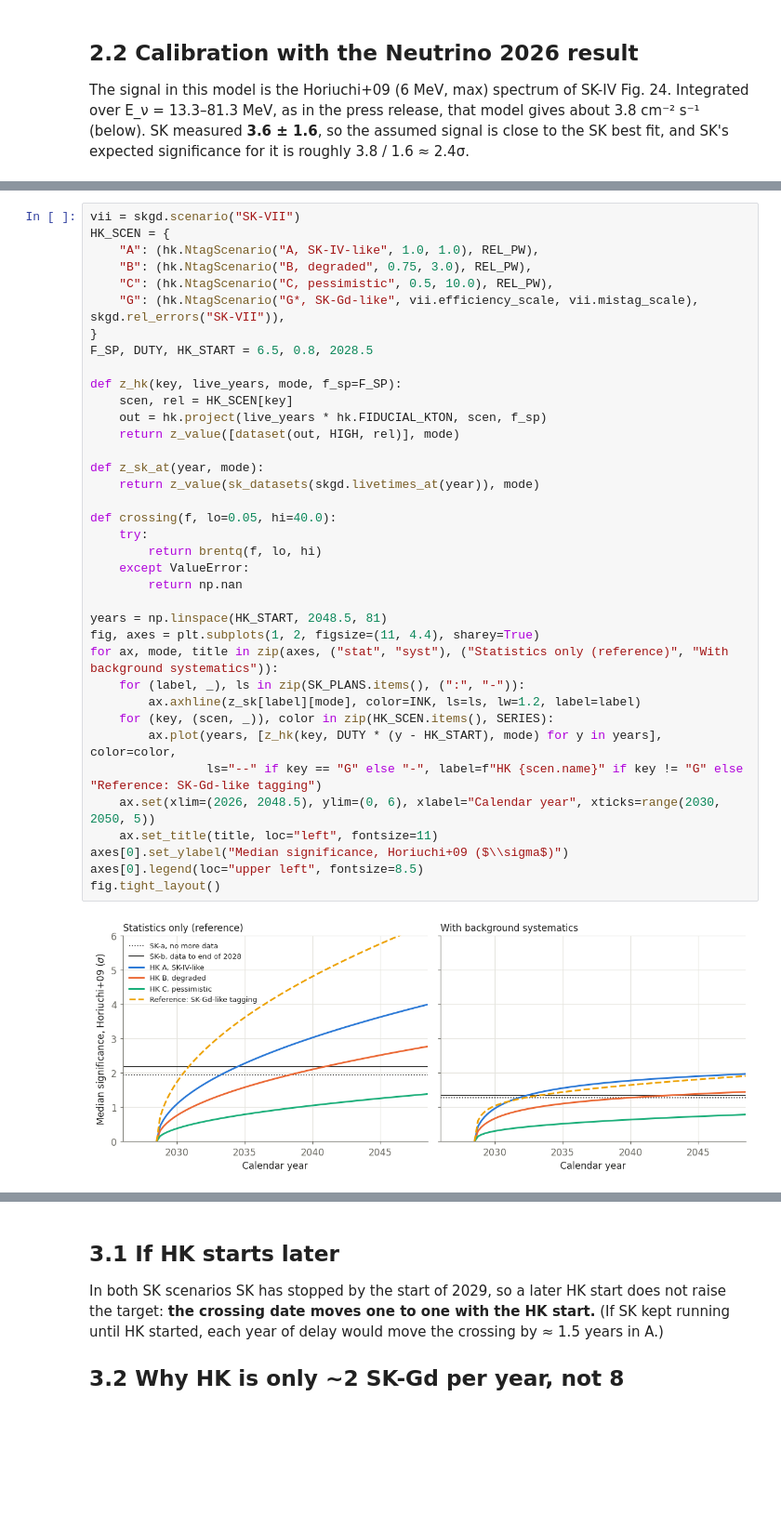
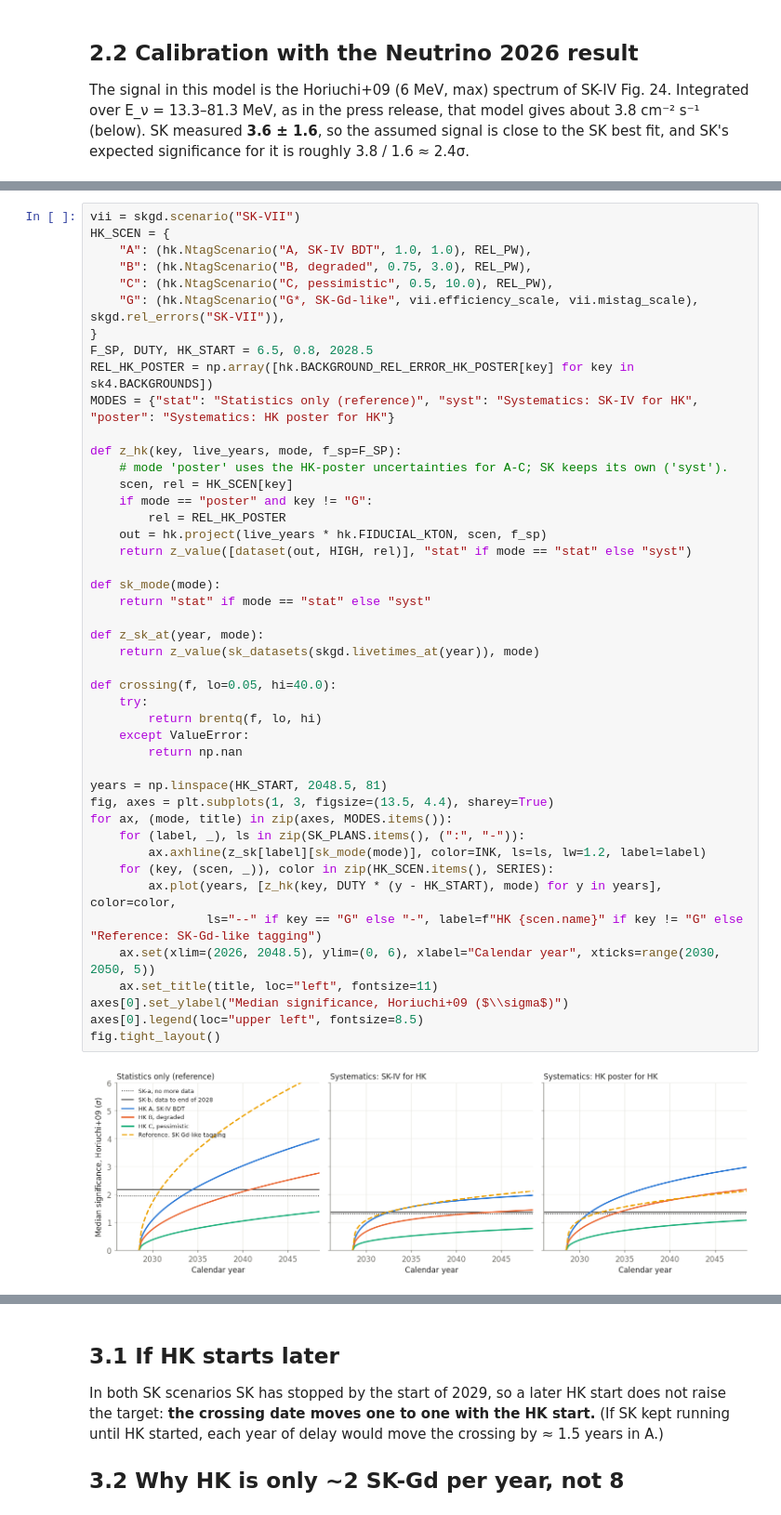
Before and after one commit to jahernando/hk-sunu, a Jupyter notebook: NB/NB03_hk_vs_sk.ipynb, the cells around one changed output, grey strips where cells are left out. Shown at 93% size. Cells and saved outputs as stored; diff of their text form; blank space fills up the shorter version.

```diff
--- a/NB/NB03_hk_vs_sk.ipynb
+++ b/NB/NB03_hk_vs_sk.ipynb
@@ -176,41 +180,49 @@ HK duty factor: 80% (SK-IV had 81%).
 # %%
 vii = skgd.scenario("SK-VII")
 HK_SCEN = {
-    "A": (hk.NtagScenario("A, SK-IV-like", 1.0, 1.0), REL_PW),
+    "A": (hk.NtagScenario("A, SK-IV BDT", 1.0, 1.0), REL_PW),
     "B": (hk.NtagScenario("B, degraded", 0.75, 3.0), REL_PW),
     "C": (hk.NtagScenario("C, pessimistic", 0.5, 10.0), REL_PW),
     "G": (hk.NtagScenario("G*, SK-Gd-like", vii.efficiency_scale, vii.mistag_scale), skgd.rel_errors("SK-VII")),
 }
 F_SP, DUTY, HK_START = 6.5, 0.8, 2028.5
+REL_HK_POSTER = np.array([hk.BACKGROUND_REL_ERROR_HK_POSTER[key] for key in sk4.BACKGROUNDS])
+MODES = {"stat": "Statistics only (reference)", "syst": "Systematics: SK-IV for HK", "poster": "Systematics: HK poster for HK"}
 
 def z_hk(key, live_years, mode, f_sp=F_SP):
+    # mode 'poster' uses the HK-poster uncertainties for A-C; SK keeps its own ('syst').
     scen, rel = HK_SCEN[key]
+    if mode == "poster" and key != "G":
+        rel = REL_HK_POSTER
     out = hk.project(live_years * hk.FIDUCIAL_KTON, scen, f_sp)
-    return z_value([dataset(out, HIGH, rel)], mode)
+    return z_value([dataset(out, HIGH, rel)], "stat" if mode == "stat" else "syst")
+
+def sk_mode(mode):
+    return "stat" if mode == "stat" else "syst"
 
 def z_sk_at(year, mode):
     return z_value(sk_datasets(skgd.livetimes_at(year)), mode)
 
 def crossing(f, lo=0.05, hi=40.0):
     try:
         return brentq(f, lo, hi)
     except ValueError:
         return np.nan
 
 years = np.linspace(HK_START, 2048.5, 81)
-fig, axes = plt.subplots(1, 2, figsize=(11, 4.4), sharey=True)
-for ax, mode, title in zip(axes, ("stat", "syst"), ("Statistics only (reference)", "With background systematics")):
+fig, axes = plt.subplots(1, 3, figsize=(13.5, 4.4), sharey=True)
+for ax, (mode, title) in zip(axes, MODES.items()):
     for (label, _), ls in zip(SK_PLANS.items(), (":", "-")):
-        ax.axhline(z_sk[label][mode], color=INK, ls=ls, lw=1.2, label=label)
+        ax.axhline(z_sk[label][sk_mode(mode)], color=INK, ls=ls, lw=1.2, label=label)
     for (key, (scen, _)), color in zip(HK_SCEN.items(), SERIES):
         ax.plot(years, [z_hk(key, DUTY * (y - HK_START), mode) for y in years], color=color,
                 ls="--" if key == "G" else "-", label=f"HK {scen.name}" if key != "G" else "Reference: SK-Gd-like tagging")
     ax.set(xlim=(2026, 2048.5), ylim=(0, 6), xlabel="Calendar year", xticks=range(2030, 2050, 5))
     ax.set_title(title, loc="left", fontsize=11)
 axes[0].set_ylabel("Median significance, Horiuchi+09 ($\\sigma$)")
 axes[0].legend(loc="upper left", fontsize=8.5)
 fig.tight_layout()
 # %% [output]
-[figure, old version]
+[figure, new version]
 # %%
 print("HK livetime years (calendar date) to match SK")
```
Also changed, not shown: parts of 8 cells of this notebook, 2 other files.
